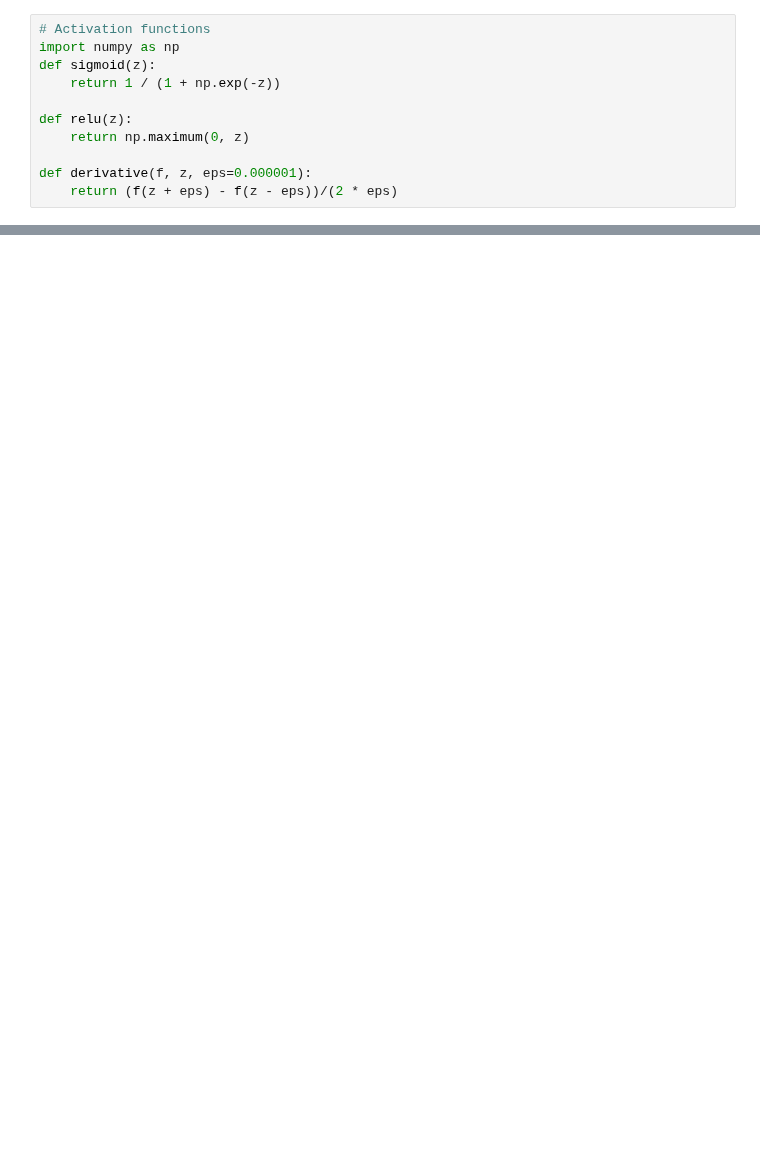
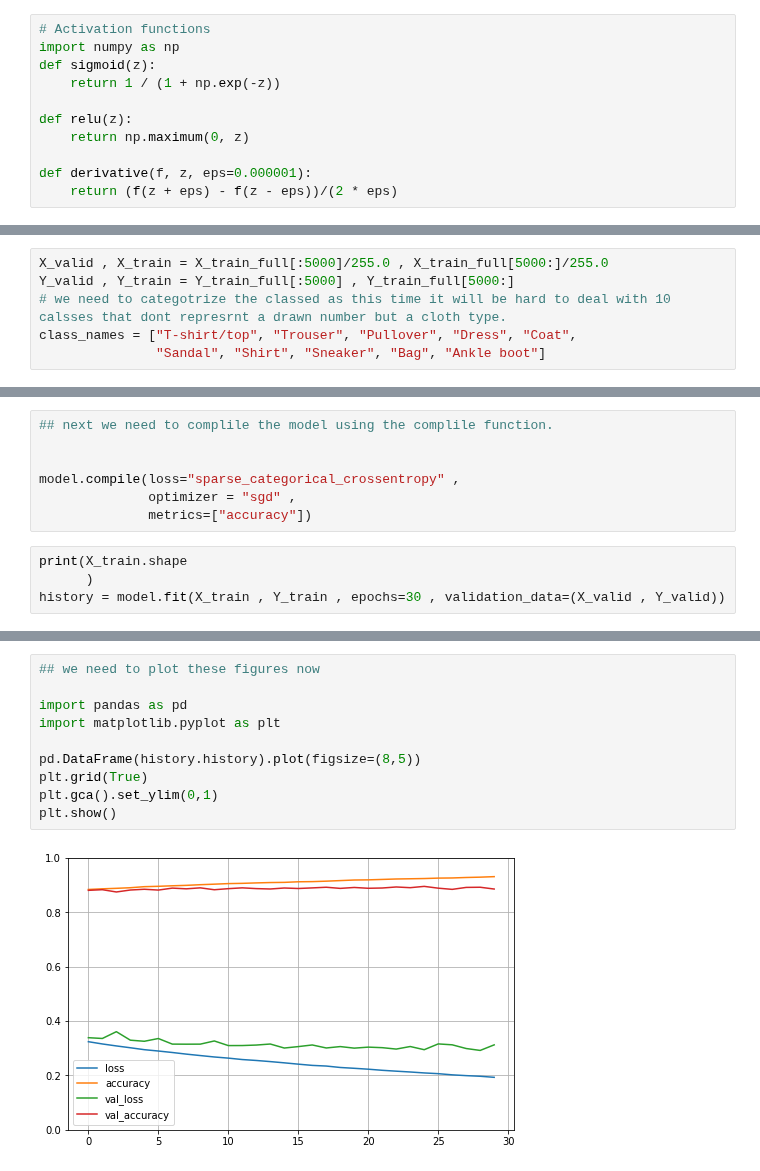
Before and after one commit to Mark-Nawar/ML-Books_Notes, a Jupyter notebook: BooksSummarie/Chapter-10/NNIntro.ipynb, the cells around one changed output, grey strips where cells are left out. Cells and saved outputs as stored; diff of their text form; blank space fills up the shorter version.

```diff
--- a/BooksSummarie/Chapter-10/NNIntro.ipynb
+++ b/BooksSummarie/Chapter-10/NNIntro.ipynb
@@ -46,0 +81,6 @@ plt.show()
+# %%
+X_valid , X_train = X_train_full[:5000]/255.0 , X_train_full[5000:]/255.0
+Y_valid , Y_train = Y_train_full[:5000] , Y_train_full[5000:]
+# we need to categotrize the classed as this time it will be hard to deal with 10 calsses that dont represrnt a drawn number but a cloth type.
+class_names = ["T-shirt/top", "Trouser", "Pullover", "Dress", "Coat",
+               "Sandal", "Shirt", "Sneaker", "Bag", "Ankle boot"]
@@ -46,0 +151,11 @@ plt.show()
+# %%
+## next we need to complile the model using the complile function.
+
+
+model.compile(loss="sparse_categorical_crossentropy" ,
+              optimizer = "sgd" ,
+              metrics=["accuracy"])
+# %%
+print(X_train.shape
+      )
+history = model.fit(X_train , Y_train , epochs=30 , validation_data=(X_valid , Y_valid))
@@ -46,0 +180,12 @@ plt.show()
+# %%
+## we need to plot these figures now
+
+import pandas as pd
+import matplotlib.pyplot as plt
+
+pd.DataFrame(history.history).plot(figsize=(8,5))
+plt.grid(True)
+plt.gca().set_ylim(0,1)
+plt.show()
+# %% [output]
+[figure, added]
```
Also changed, not shown: parts of 8 cells of this notebook.
